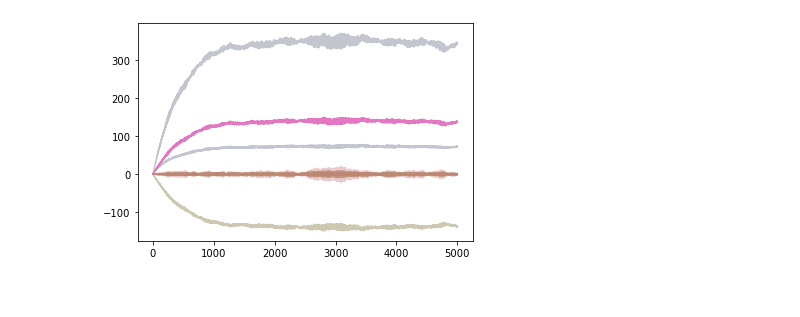
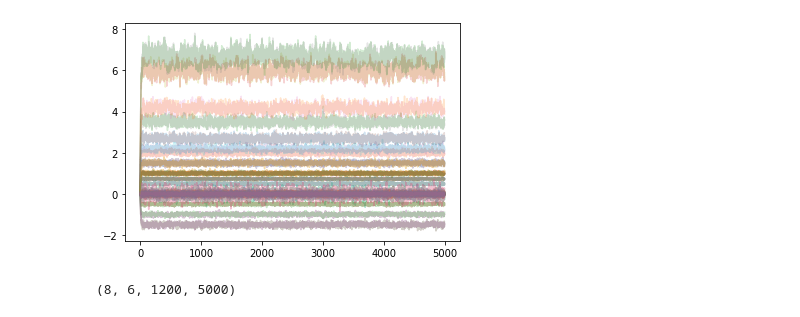
Before and after one commit to ashmat98/nsolve-sde, a Jupyter notebook: 2d check theory only memory.ipynb, the cells around one changed output. Cells and saved outputs as stored; diff of their text form; code cells hidden in the pictures.

Commit message:
anharmonic 1

```diff
--- a/2d check theory only memory.ipynb
+++ b/2d check theory only memory.ipynb
@@ -43,0 +26,27 @@ array([  5.69031745, 298.11829039])
+# %%
+# params - A,B,g0,b,ka
+
+params = [
+    (-1,0,1,0,1),
+    (-1,0,1,1,1),
+    (-1,0,1,2,1),
+    (-1,0,1,3,1),
+
+    (-1,0.5,1,0,1),
+    (-1,0.5,1,1,1),
+    (-1,0.5,1,2,1),
+    (-1,0.5,1,3,1),
+
+    (3,0.4,1,0,1),
+    (3,0.4,1,1,1),
+    (3,0.4,1,2,1),
+    (3,0.4,1,3,1),
+
+]
+
+
+df = pd.DataFrame(params, columns=["A","B","g0","b","ka"])
+# %%
+def f(row):
+    return pd.Series(get_RSH(row.A, row.B, row.g0, row.b, row.ka),index=("R","S","H","varL"))
+df = pd.concat([df, df.apply(f, axis=1)], axis=1, sort=False)
@@ -44,20 +69,20 @@ array([  5.69031745, 298.11829039])
 # %%
-N=5000000
+N=3000000
 warmup=0
 dt=0.001
-samples=200
-skip=1000
-runs=16
+samples=400
+skip=500
+runs=4
 time = np.linspace(0,N//skip *dt, N//skip)
 # %%
 results = []
-for o0,g0,b,ka in tqdm(params):
+for row in tqdm(df.itertuples(), total=len(df)):
     kwargs = dict(x0=np.zeros(samples),y0=np.zeros(samples),
                   vx0=np.zeros(samples),vy0=np.zeros(samples),
         N=N, samples=samples,
         dt=dt, warmup=warmup, skip=skip,
-        omega0=o0,gamma0=g0,b=b, kappa=ka)
-    results.append(simulate_2d_only_memory(pool,runs,**kwargs))
+        A=row.A,B=row.B,gamma0=row.g0,b=row.b, kappa=row.ka)
+    results.append(simulate_2d_only_memory_anharmonic_1(pool,runs,**kwargs))
 
 results = np.array(results)
 # %%
@@ -73,5 +98,5 @@ cov.shape
 # %%
-plt.plot(cov[1].reshape(-1,16), alpha=0.2);
-plt.plot(cov[1,:,1,2]);
+plt.plot(cov.transpose(1,0,2,3).reshape(-1,cov.shape[0]*16)[::], alpha=0.2);
+# plt.plot(cov[5,:,1,2]);
 # %% [output]
-[figure, old version]
+[figure, new version]
@@ -77,0 +105,4 @@ plt.plot(cov[1,:,1,2]);
+# %%
+results.shape
+# %% [output]
+(8, 6, 1200, 5000)
```
Also changed, not shown: parts of 32 cells of this notebook, 3 other files.
